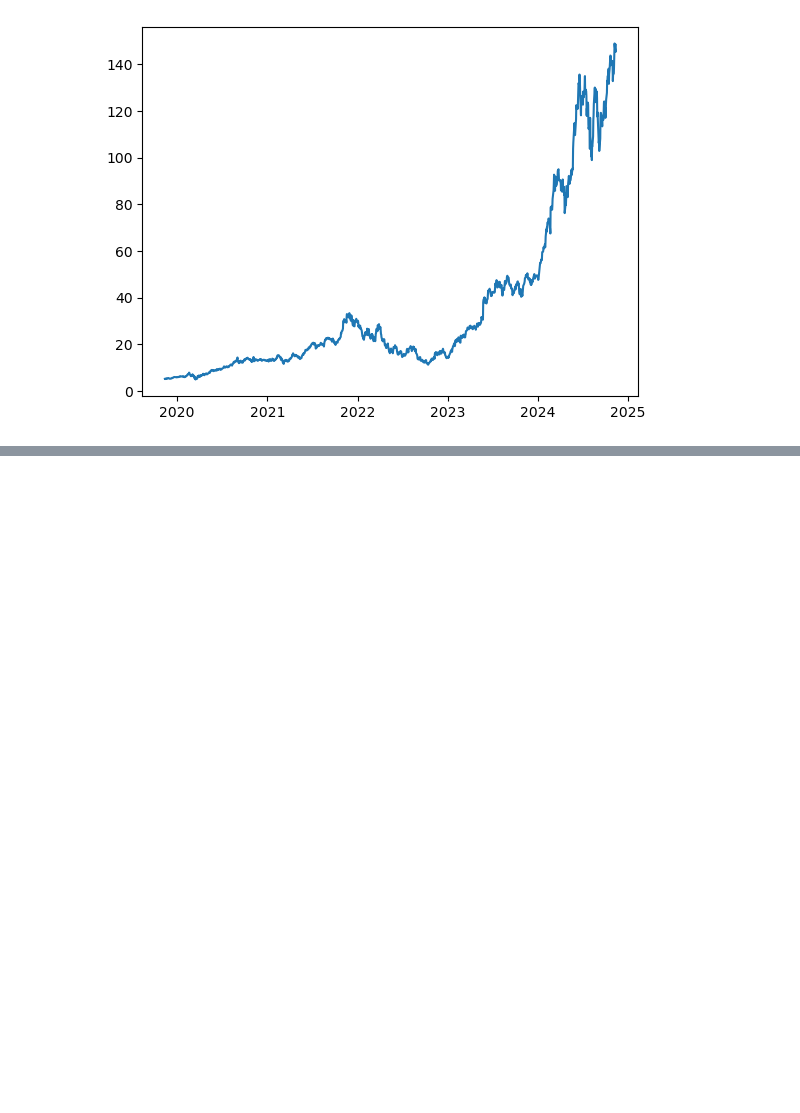
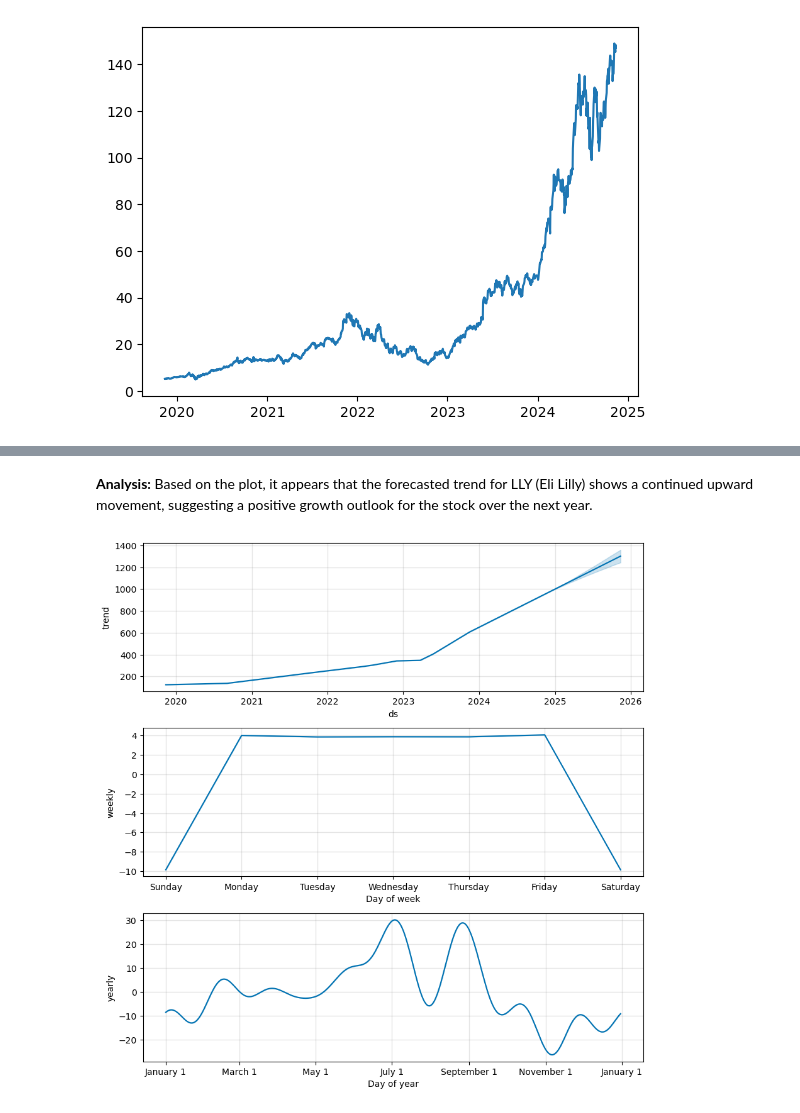
Before and after one commit to veenauppalapati/stock-market-analysis, a Jupyter notebook: stock-market-analysis.ipynb, the cells around one changed output, grey strips where cells are left out. Drawn from its saved outputs; the diff is of its cells as text; code cells hidden in the pictures; blank space fills up the shorter version.

Commit message:
Added prophet forecasting

```diff
--- a/stock-market-analysis.ipynb
+++ b/stock-market-analysis.ipynb
@@ -491,0 +522,6 @@ df_NVDA['Close'].plot()
+# %%
+# Initializing a new Prophet model
+model_LLY_trends = Prophet()
+# %%
+# Training (Fitting) the model on the dataset df_LLY_Trends
+model_LLY_trends.fit(df_LLY_Trends)
@@ -491,0 +532,7 @@ df_NVDA['Close'].plot()
+# %%
+# Create a dataframe to hold future predictions
+# Make the prediction for the next year (365 days)
+future_LLY_trends = model_LLY_trends.make_future_dataframe(periods=365 , freq='D')
+
+# View the last five rows of the future_mercado_trends DataFrame
+future_LLY_trends.tail()
@@ -491,0 +546,6 @@ df_NVDA['Close'].plot()
+# %%
+# Make the predictions for the trend data
+forecast_LLY_trends = model_LLY_trends.predict(future_LLY_trends)
+
+# Display the first five rows of the forecast_LLY_trends DataFrame
+forecast_LLY_trends.head()
@@ -491,0 +609,7 @@ df_NVDA['Close'].plot()
+# %% [markdown]
+**Analysis:** Based on the plot, it appears that the forecasted trend for LLY (Eli Lilly) shows a continued upward movement, suggesting a positive growth outlook for the stock over the next year.
+# %%
+# Plot the yearly seasonality component
+figs = model_LLY_trends.plot_components(forecast_LLY_trends)
+# %% [output]
+[figure, added]
```
Also changed, not shown: parts of 30 cells of this notebook, 7 other files.
